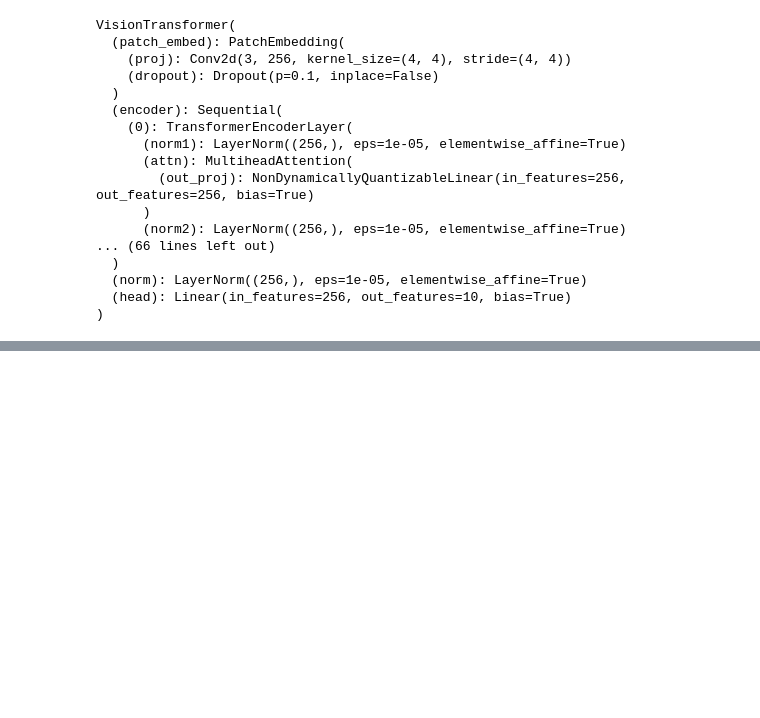
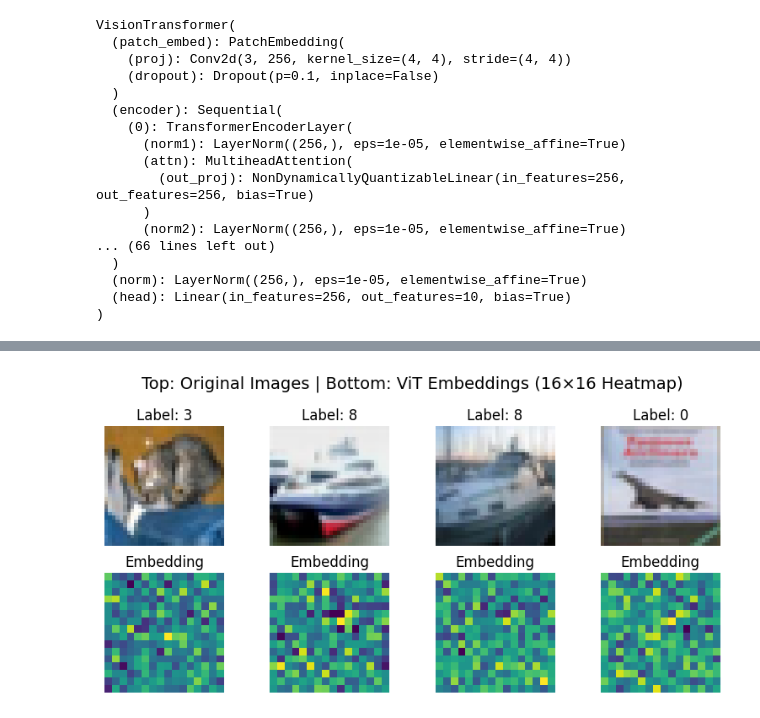
Before and after one commit to ham952/ViT, a Jupyter notebook: ViT_finetuning.ipynb, the cells around one changed output, grey strips where cells are left out. Cells and saved outputs as stored; diff of their text form; code cells hidden in the pictures; blank space fills up the shorter version.

```diff
--- a/ViT_finetuning.ipynb
+++ b/ViT_finetuning.ipynb
@@ -289,0 +418,9 @@ for param in pytorch_model.head.parameters():
+# %%
+# Freeze everything
+for param in pytorch_model.parameters():
+    param.requires_grad = False
+
+# Remove classification head and optional norm
+pytorch_model.norm = nn.Identity()
+pytorch_model.head = nn.Identity()
+pytorch_model.eval()
@@ -289,0 +445,46 @@ for param in pytorch_model.head.parameters():
+# %%
+import torch
+import matplotlib.pyplot as plt
+import numpy as np
+
+# Unnormalize function (adjust if your transform is different)
+def unnormalize(img_tensor):
+    mean = torch.tensor([0.5, 0.5, 0.5]).view(3, 1, 1)
+    std = torch.tensor([0.5, 0.5, 0.5]).view(3, 1, 1)
+    return img_tensor * std + mean
+
+# Get one batch of test images
+images, labels = next(iter(test_loader))
+images = images.to(device)
+labels = labels.to(device)
+
+# Pass through frozen ViT (head = nn.Identity(), norm = Identity or not)
+pytorch_model.eval()
+with torch.no_grad():
+    embeddings = pytorch_model(images)  # shape: [BATCH_SIZE, 256]
+
+# How many images to visualize
+n = 4
+plt.figure(figsize=(n * 2, 4))
+
+for i in range(n):
+    # ---- ORIGINAL IMAGE ----
+    plt.subplot(2, n, i + 1)
+    img = unnormalize(images[i].cpu())
+    img = img.permute(1, 2, 0).numpy()
+    plt.imshow(np.clip(img, 0, 1))
+    plt.axis('off')
+    plt.title(f"Label: {labels[i].item()}")
+
+    # ---- EMBEDDING HEATMAP ----
+    plt.subplot(2, n, i + 1 + n)
+    emb = embeddings[i].detach().cpu().numpy().reshape(16, 16)
+    plt.imshow(emb, cmap='viridis')
+    plt.axis('off')
+    plt.title("Embedding")
+
+plt.suptitle("Top: Original Images | Bottom: ViT Embeddings (16×16 Heatmap)", fontsize=14)
+plt.tight_layout()
+plt.show()
+# %% [output]
+[figure, added]
```
Also changed, not shown: parts of 23 cells of this notebook.
